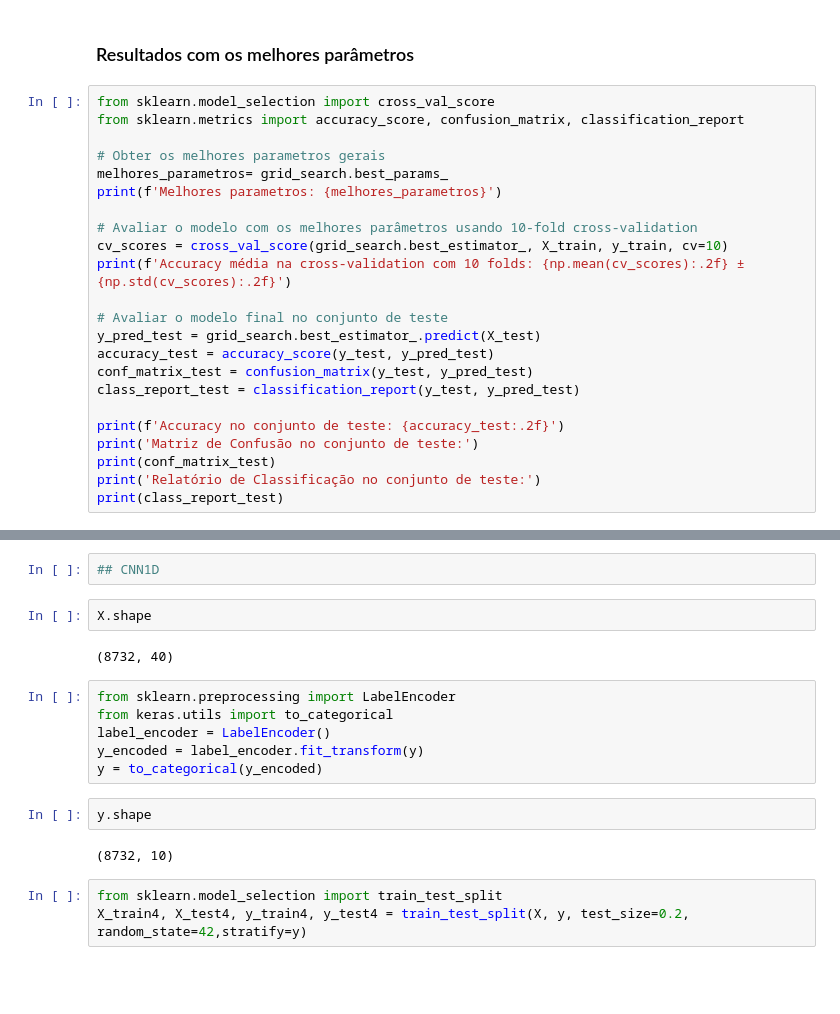
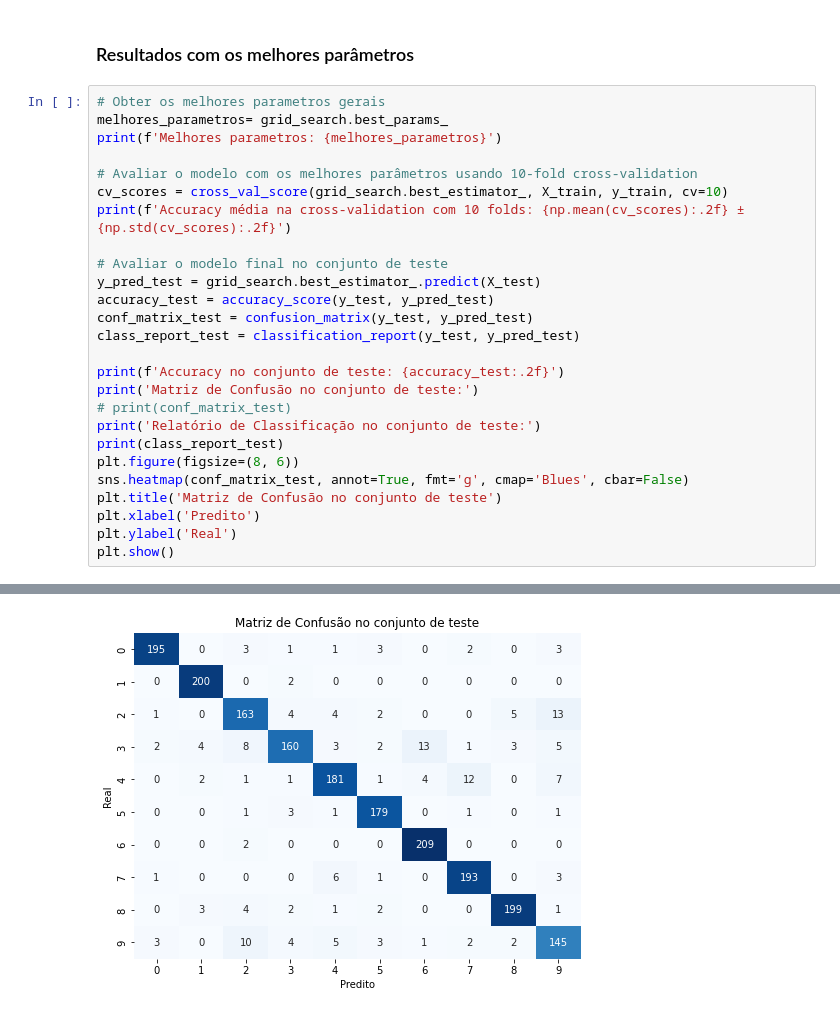
Before and after one commit to iara113/Urban-Sounds---Deep-Learning, a Jupyter notebook: UrbanSound_recente.ipynb, the cells around one changed output, grey strips where cells are left out. Drawn from its saved outputs; the diff is of its cells as text; blank space fills up the shorter version.

```diff
--- a/UrbanSound_recente.ipynb
+++ b/UrbanSound_recente.ipynb
@@ -681,9 +793,6 @@ Melhor tamanho do lote: 32
 # %% [markdown]
 ### Resultados com os melhores parâmetros
 # %%
-from sklearn.model_selection import cross_val_score
-from sklearn.metrics import accuracy_score, confusion_matrix, classification_report
-
 # Obter os melhores parametros gerais
 melhores_parametros= grid_search.best_params_
 print(f'Melhores parametros: {melhores_parametros}')
@@ -700,7 +809,13 @@ class_report_test = classification_report(y_test, y_pred_test)
 
 print(f'Accuracy no conjunto de teste: {accuracy_test:.2f}')
 print('Matriz de Confusão no conjunto de teste:')
-print(conf_matrix_test)
+# print(conf_matrix_test)
 print('Relatório de Classificação no conjunto de teste:')
 print(class_report_test)
+plt.figure(figsize=(8, 6))
+sns.heatmap(conf_matrix_test, annot=True, fmt='g', cmap='Blues', cbar=False)
+plt.title('Matriz de Confusão no conjunto de teste')
+plt.xlabel('Predito')
+plt.ylabel('Real')
+plt.show()
 # %% [output]
@@ -724,19 +839 @@ Matriz de Confusão no conjunto de teste:
+[figure, added]
-# %%
-## CNN1D
-# %%
-X.shape
-# %% [output]
-(8732, 40)
-# %%
-from sklearn.preprocessing import LabelEncoder
-from keras.utils import to_categorical
-label_encoder = LabelEncoder()
-y_encoded = label_encoder.fit_transform(y)
-y = to_categorical(y_encoded)
-# %%
-y.shape
-# %% [output]
-(8732, 10)
-# %%
-from sklearn.model_selection import train_test_split
-X_train4, X_test4, y_train4, y_test4 = train_test_split(X, y, test_size=0.2, random_state=42,stratify=y)
```
Also changed, not shown: parts of 59 cells of this notebook.
